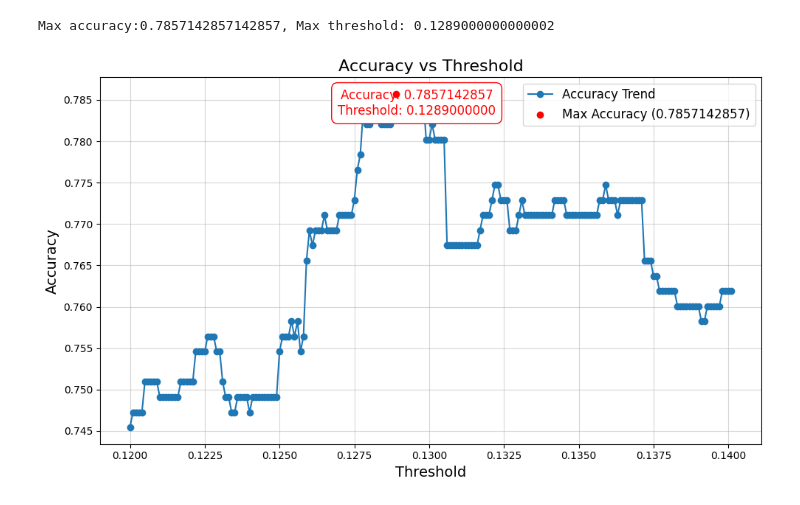
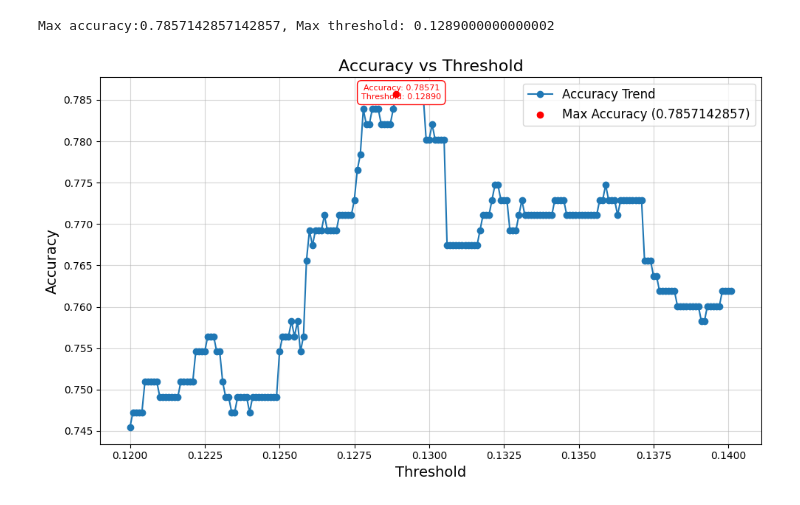
Before and after one commit to Mattis3858/rag_for_tcfd_reports, a Jupyter notebook: data_analysis.ipynb, the cells around one changed output. Saved outputs shown, nothing was run; the diff lists cells and outputs as text; code cells hidden in the pictures.

```diff
--- a/data_analysis.ipynb
+++ b/data_analysis.ipynb
@@ -31,25 +31,25 @@ Max accuracy:0.7857142857142857, Max threshold: 0.1289000000000002
 # %%
 # Plotting the trend graph with the maximum point and its corresponding threshold highlighted
 plt.figure(figsize=(10, 6))
 plt.plot(threshold, accuracy, marker='o', linestyle='-', label='Accuracy Trend')
 plt.scatter(max_threshold, max_accuracy, color='red', label=f'Max Accuracy ({max_accuracy:.10f})', zorder=5)
 
 # Annotate the maximum point with accuracy and threshold
-plt.annotate(f'Accuracy: {max_accuracy:.10f}\nThreshold: {max_threshold:.10f}',
+plt.annotate(f'Accuracy: {max_accuracy:.5f}\nThreshold: {max_threshold:.5f}',
              (max_threshold, max_accuracy),
              textcoords="offset points",
-             xytext=(20, -20),
-             ha='center', fontsize=12, color='red', bbox=dict(facecolor='white', edgecolor='red', boxstyle='round,pad=0.5'))
+             xytext=(5, -5),
+             ha='center', fontsize=8, color='red', bbox=dict(facecolor='white', edgecolor='red', boxstyle='round,pad=0.5'))
 
 plt.title('Accuracy vs Threshold', fontsize=16)
 plt.xlabel('Threshold', fontsize=14)
 plt.ylabel('Accuracy', fontsize=14)
 plt.grid(alpha=0.5)
 plt.legend(fontsize=12)
 plt.tight_layout()
 plt.show()
 # %% [output]
-[figure, old version]
+[figure, new version]
 # %%
 import ast
 # %%
```
Also changed, not shown: parts of 5 cells of this notebook.
